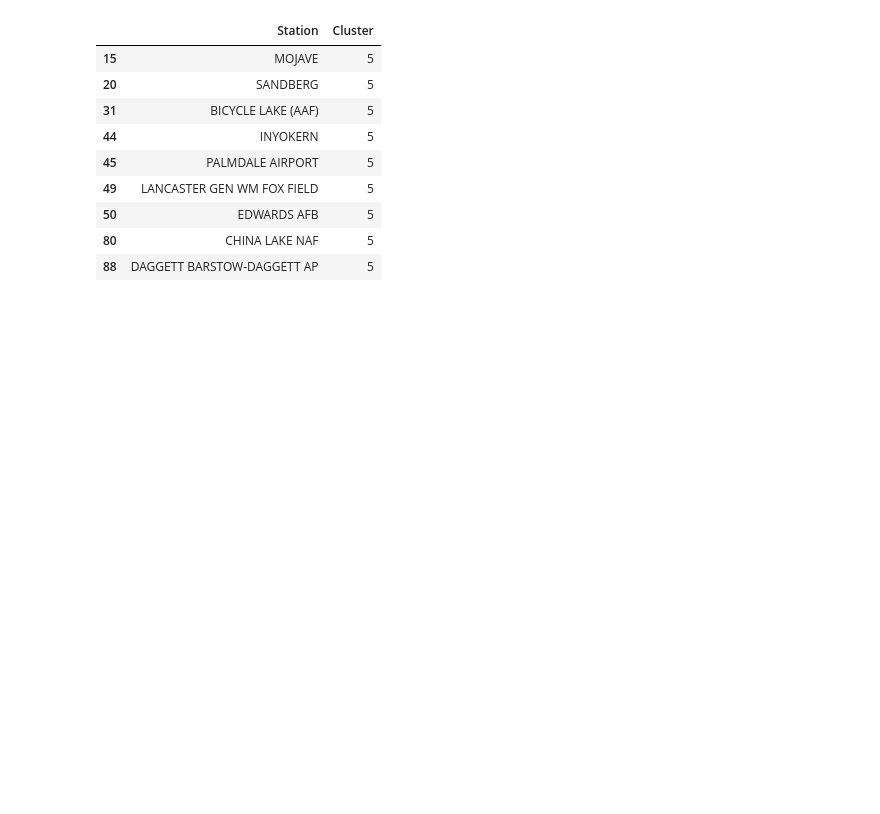
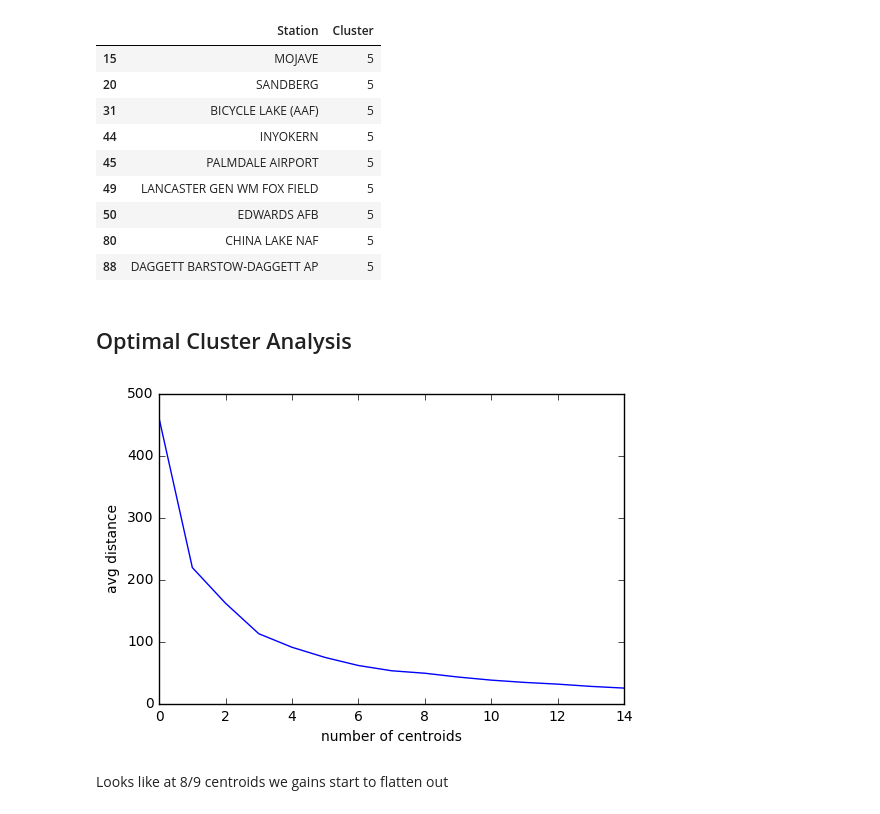
Before and after one commit to vslchumids/w210_capstone_solar, a Jupyter notebook: Python/Cluster_Model/Cluster_Model.ipynb, the cells around one changed output. Cells and saved outputs as stored; diff of their text form; code cells hidden in the pictures; blank space fills up the shorter version.

Commit message:
updated cluster and consump

```diff
--- a/Python/Cluster_Model/Cluster_Model.ipynb
+++ b/Python/Cluster_Model/Cluster_Model.ipynb
@@ -514,3 +514,20 @@ clust_regions.loc[clust_regions['Cluster'] == 5]
 | 50 | EDWARDS AFB | 5 |
 | 80 | CHINA LAKE NAF | 5 |
 | 88 | DAGGETT BARSTOW-DAGGETT AP | 5 |
+# %% [markdown]
+## Optimal Cluster Analysis
+# %%
+avg_dist = []
+for i in np.arange(1,16):
+    km_opt = KMeans (n_clusters=i, init='k-means++')
+    km_opt_final = km_opt.fit (X)
+    avg_dist.append(km_opt_final.inertia_)
+# %%
+plt.plot(avg_dist)
+plt.ylabel('avg distance')
+plt.xlabel('number of centroids')
+plt.show()
+# %% [output]
+[figure, added]
+# %% [markdown]
+Looks like at 8/9 centroids we gains start to flatten out
```
Also changed, not shown: 4 other files.
